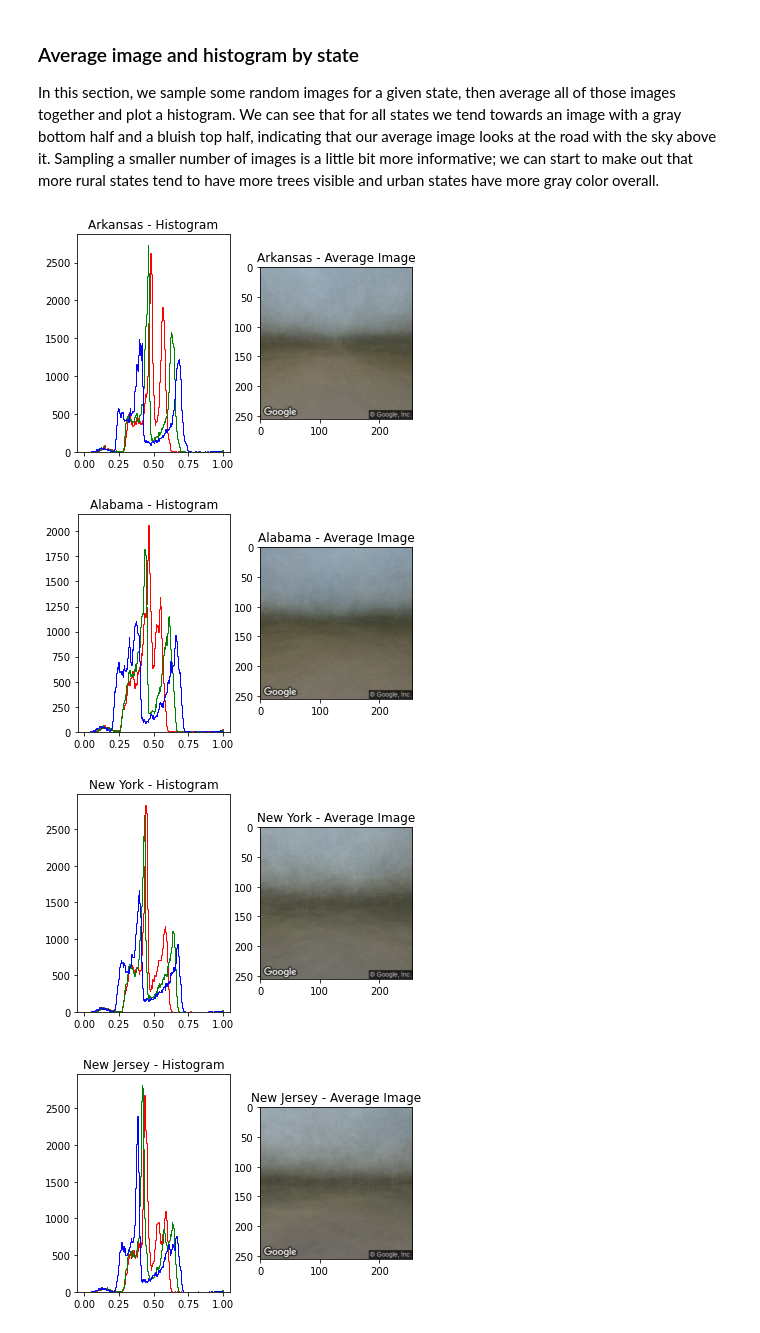
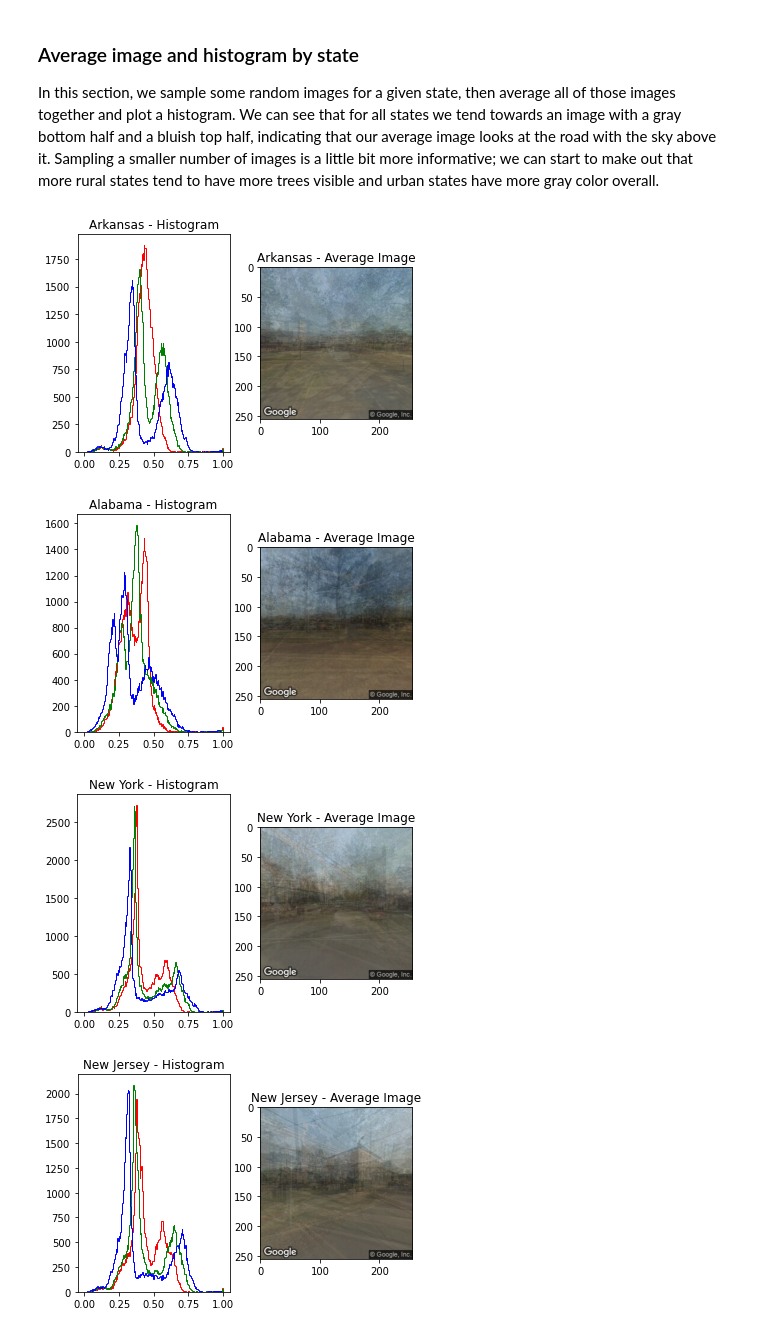
Before and after one commit to osimon8/GeoGuessrGuessr, a Jupyter notebook: notebook.ipynb, the cells around one changed output. Cells and saved outputs as stored; diff of their text form; code cells hidden in the pictures.

```diff
--- a/notebook.ipynb
+++ b/notebook.ipynb
@@ -24,5 +51,5 @@ True
 # %%
-train_data_directory = '50States10K'
+train_data_directory = '/content/drive/MyDrive/CIS 522/50States500'
 test_data_directory = 'test_data'
 
 
@@ -33,9 +60,9 @@ train_dataset = dataset
 validation_dataset = []
 
 batch_size = 4
-batch_size_big = 200
+batch_size_big = 100
 
 data_loader = torch.utils.data.DataLoader(train_dataset, batch_size = batch_size)
 data_loader_big = torch.utils.data.DataLoader(train_dataset, batch_size = batch_size_big)
-data_loader_shuffled = torch.utils.data.DataLoader(train_dataset, batch_size = 200, shuffle=True)
+data_loader_shuffled = torch.utils.data.DataLoader(train_dataset, batch_size = 100, shuffle=True)
 validation_loader = []
@@ -43,7 +80,7 @@ validation_loader = []
 def get_state_data_loader(state, batch_size=100):
     tot = len(train_dataset)
     c = train_dataset.class_to_idx [state]
-    weights = [1e-4 if i // 10000 == c else 0 for i in range(tot)]
+    weights = [1e-4 if i // 500 == c else 0 for i in range(tot)]
     sampler = torch.utils.data.WeightedRandomSampler(weights, batch_size)
     return  torch.utils.data.DataLoader(train_dataset, batch_size = batch_size, sampler=sampler)
 # %% [markdown]
@@ -87,7 +124,7 @@ for label, im in sorted(sample_50.items()):
 ### Average image and histogram by state
 In this section, we sample some random images for a given state, then average all of those images together and plot a histogram. We can see that for all states we tend towards an image with a gray bottom half and a bluish top half, indicating that our average image looks at the road with the sky above it. Sampling a smaller number of images is a little bit more informative; we can start to make out that more rural states tend to have more trees visible and urban states have more gray color overall.
 # %%
-def collect_state_data(desired_states, num = 100):
+def collect_state_data(desired_states, num = 10):
     results = {state: [] for state in desired_states }
 
     for state in desired_states:
@@ -98,30 +135,30 @@ def collect_state_data(desired_states, num = 100):
     return results
 # %%
 desired_states = ['Arkansas', 'Alabama', 'New York', 'New Jersey', 'California']
-num_images = 100
+num_images = 10
 
 state_data = collect_state_data(desired_states, num=num_images)
 means = {}
 colors = ['red', 'green', 'blue']
 
 for state in desired_states:
     tens = torch.stack(state_data[state])
     mean = torch.mean(tens, dim=0).permute(1, 2, 0)
     fig = plt.figure()
     plt.axis('off')
 
     fig.add_subplot(121)
     plt.title('{} - Histogram'.format(state))
     for i in range(3):
         plt.hist(mean.numpy()[:, :, i].ravel(), bins=256, range=(0.0, 1.0), histtype='step', color=colors[i])
 
     fig.add_subplot(122)
     plt.title('{} - Average Image'.format(state))
     plt.imshow(mean)
 
     plt.show()
 # %% [output]
-[figure, old version]
+[figure, new version]
-[figure, old version]
+[figure, new version]
-[figure, old version]
+[figure, new version]
-[figure, old version]
+[figure, new version]
```
Also changed, not shown: parts of 24 cells of this notebook.
